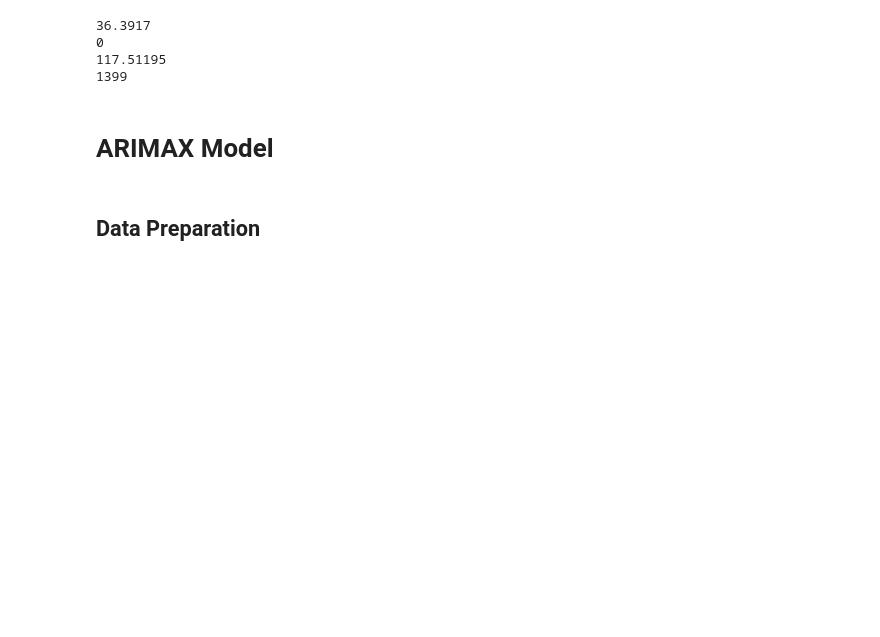
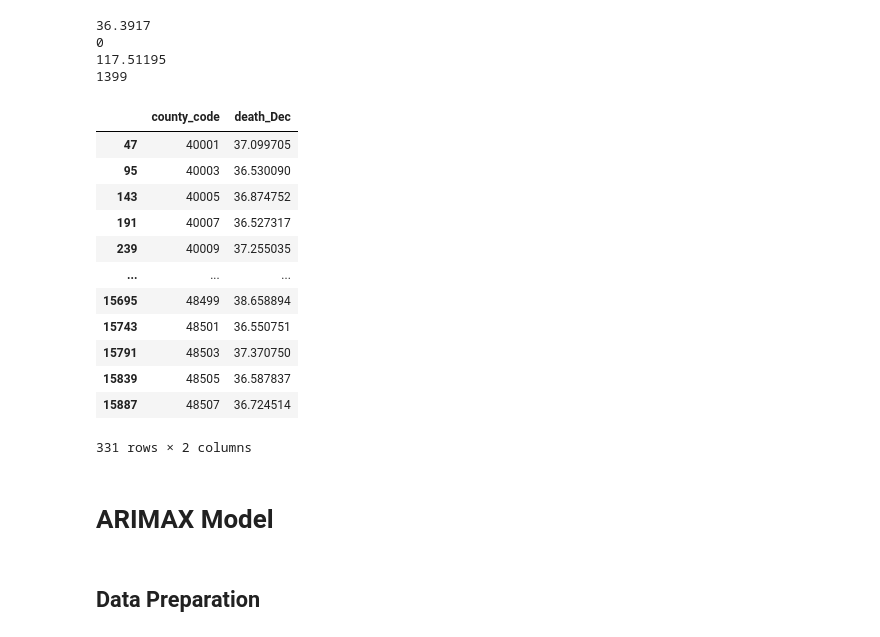
Before and after one commit to tastyCanOfMalk/NB, a Jupyter notebook: Model_df_monthly.ipynb, the cells around one changed output. Saved outputs shown, nothing was run; the diff lists cells and outputs as text; code cells hidden in the pictures; blank space fills up the shorter version.

```diff
--- a/Model_df_monthly.ipynb
+++ b/Model_df_monthly.ipynb
@@ -468,3 +490,21 @@ print(max(y_true_test))
 0
 117.51195
 1399
+# %%
+df_lstm_predicted_standard = pd.DataFrame({'county_code':county_code_label_test, 'death_Dec':y_predicted_standard_test_lstm})
+# %%
+df_lstm_predicted_standard
+# %% [output]
+|  | county_code | death_Dec |
+| 47 | 40001 | 37.099705 |
+| 95 | 40003 | 36.530090 |
+| 143 | 40005 | 36.874752 |
+| 191 | 40007 | 36.527317 |
+| 239 | 40009 | 37.255035 |
+| ... | ... | ... |
+| 15695 | 48499 | 38.658894 |
+| 15743 | 48501 | 36.550751 |
+| 15791 | 48503 | 37.370750 |
+| 15839 | 48505 | 36.587837 |
+| 15887 | 48507 | 36.724514 |
+331 rows × 2 columns
```
Also changed, not shown: parts of 21 cells of this notebook.
